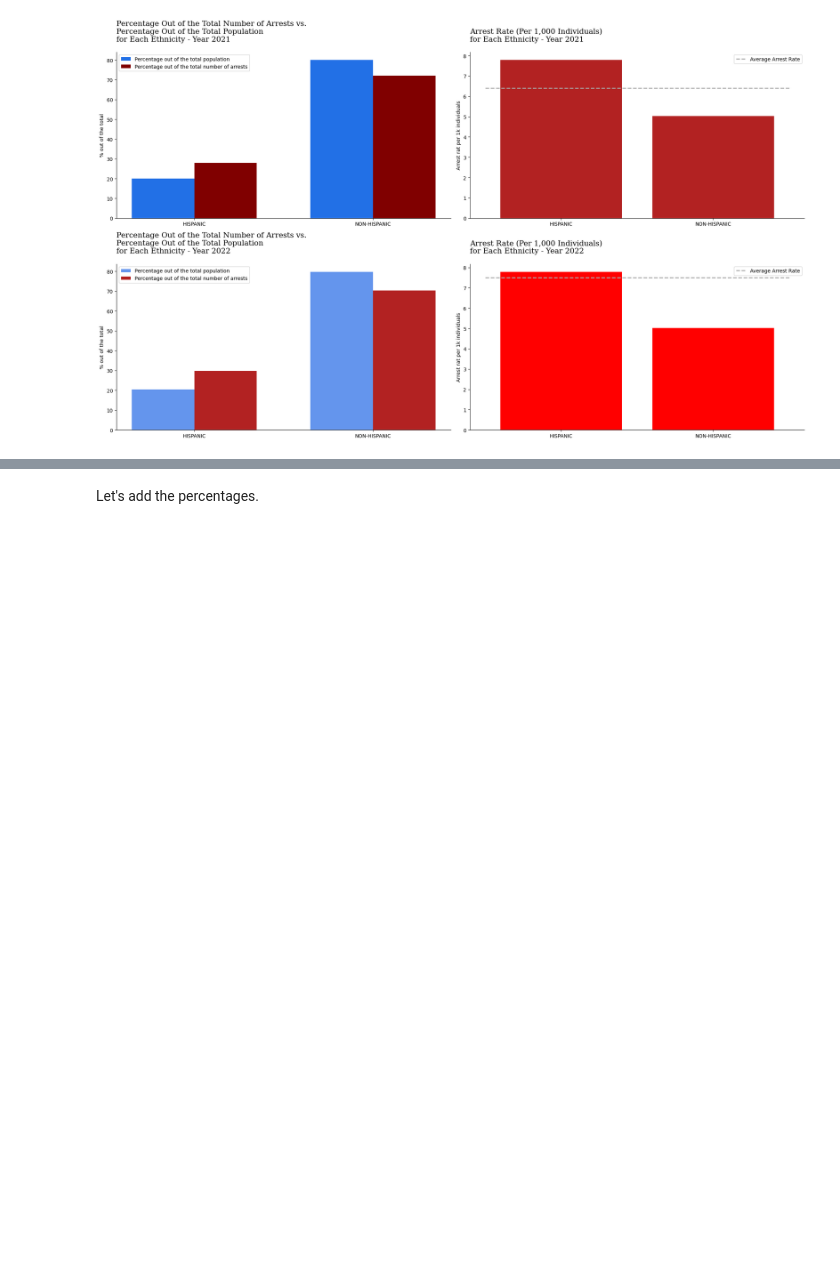
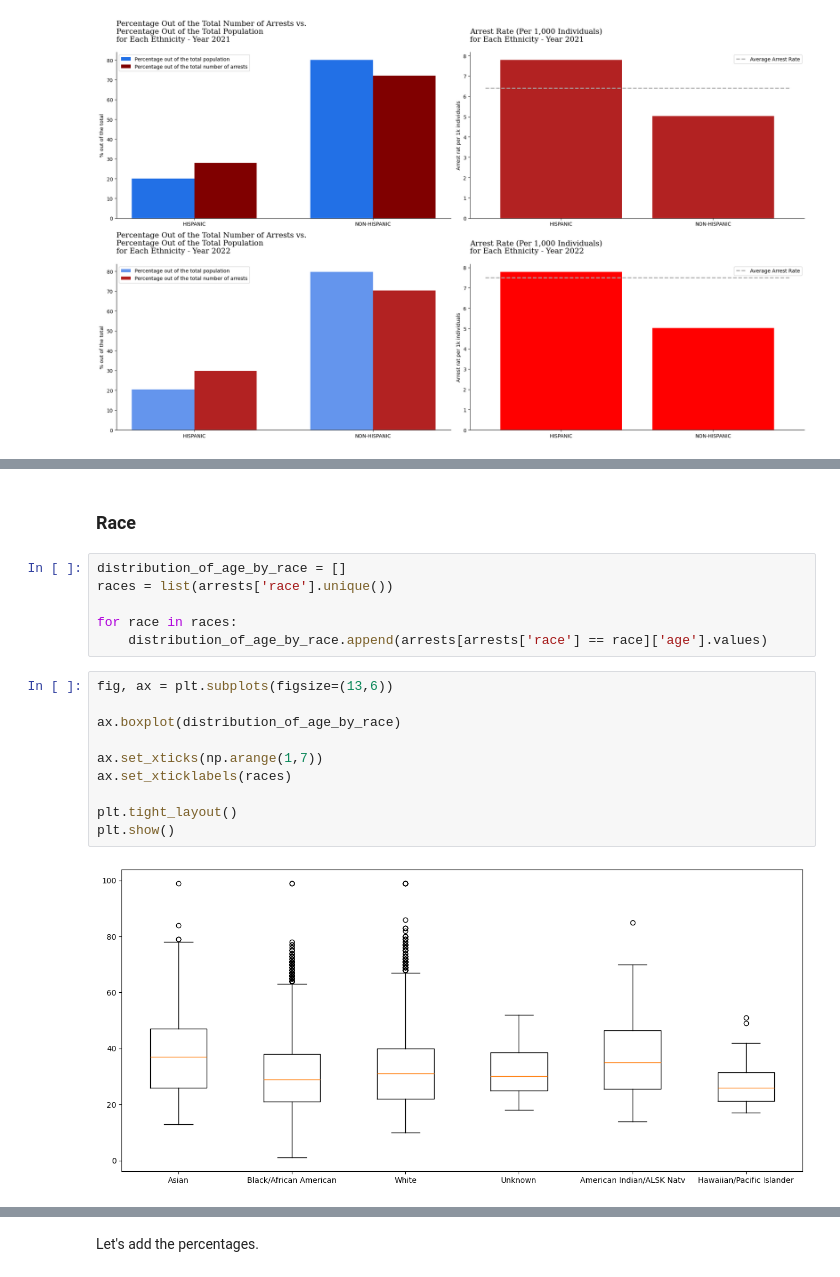
Before and after one commit to emmajslz/eda-project-police-arrest, a Jupyter notebook: police-arrests-montgomery-study.ipynb, the cells around one changed output, grey strips where cells are left out. Saved outputs shown, nothing was run; the diff lists cells and outputs as text; blank space fills up the shorter version.

```diff
--- a/police-arrests-montgomery-study.ipynb
+++ b/police-arrests-montgomery-study.ipynb
@@ -2123,0 +2144,20 @@ plt.show()
+# %% [markdown]
+### Race
+# %%
+distribution_of_age_by_race = []
+races = list(arrests['race'].unique())
+
+for race in races:
+    distribution_of_age_by_race.append(arrests[arrests['race'] == race]['age'].values)
+# %%
+fig, ax = plt.subplots(figsize=(13,6))
+
+ax.boxplot(distribution_of_age_by_race)
+
+ax.set_xticks(np.arange(1,7))
+ax.set_xticklabels(races)
+
+plt.tight_layout()
+plt.show()
+# %% [output]
+[figure, added]
```
Also changed, not shown: parts of 16 cells of this notebook.
